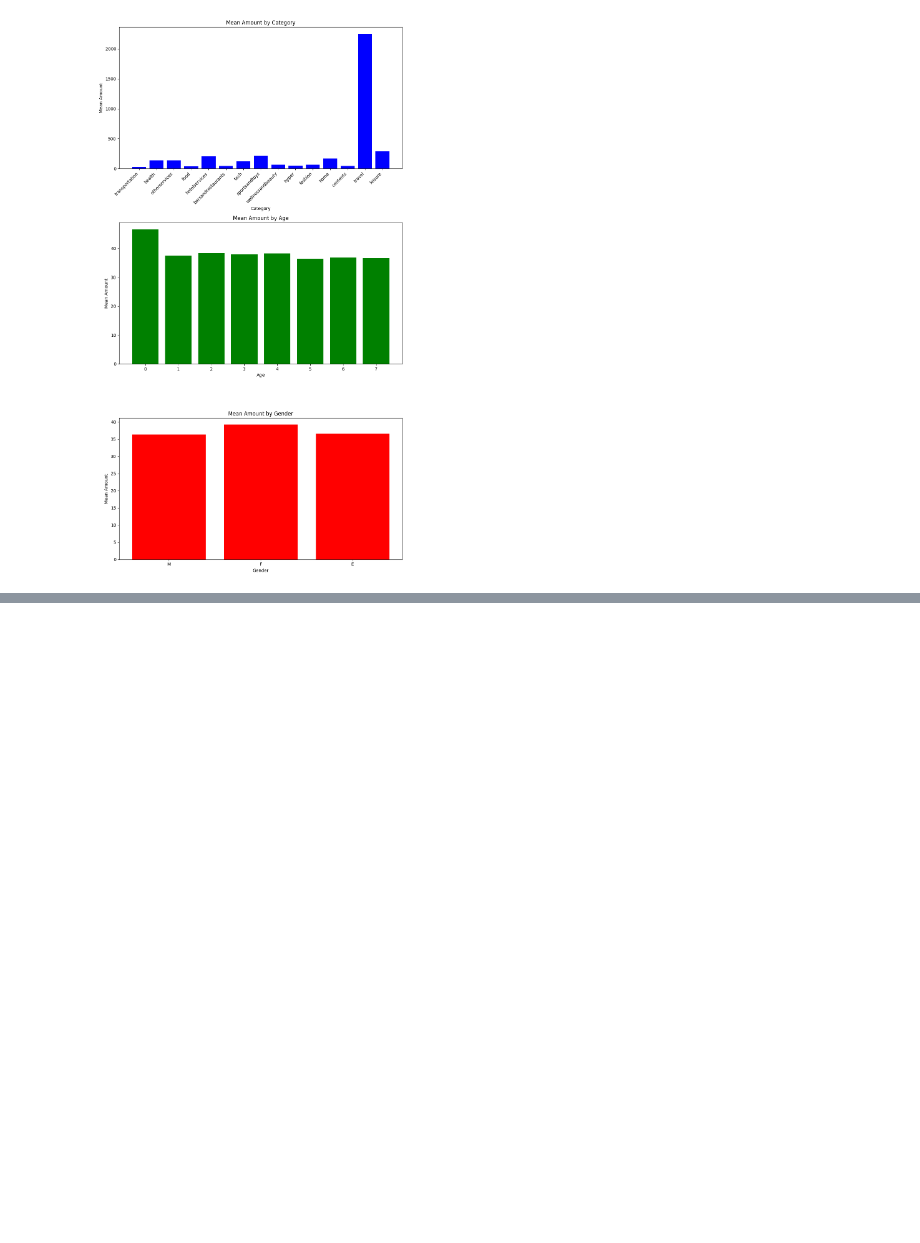
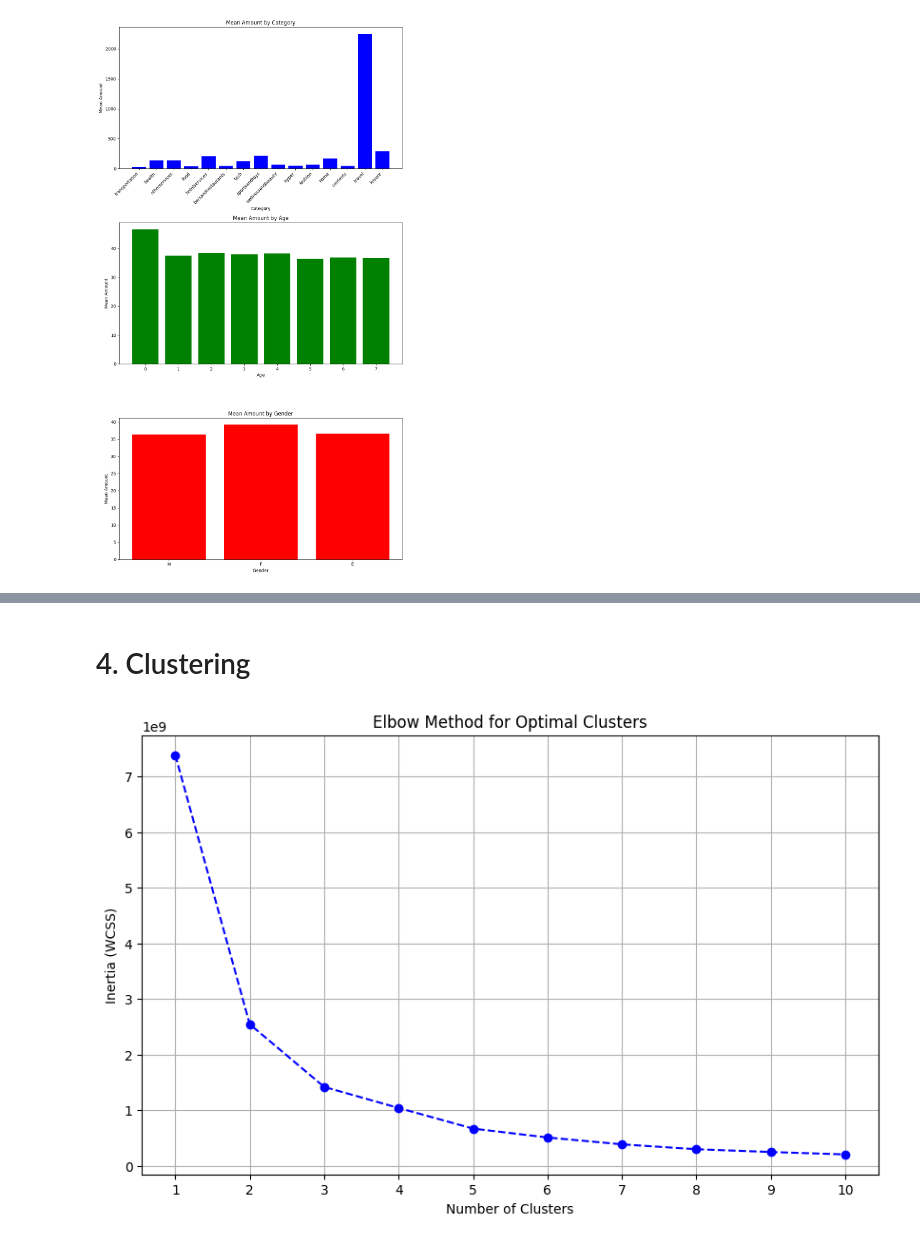
Before and after one commit to koutsompinask/MSC, a Jupyter notebook: semester B/Python/assignment/clustering.ipynb, the cells around one changed output, grey strips where cells are left out. Drawn from its saved outputs; the diff is of its cells as text; code cells hidden in the pictures; blank space fills up the shorter version.

```diff
--- a/semester B/Python/assignment/clustering.ipynb
+++ b/semester B/Python/assignment/clustering.ipynb
@@ -216,0 +225,29 @@ plt.show()
+# %% [markdown]
+# 4. Clustering
+# %%
+# select X as the features for clustering (everything except the fraud column)
+X = df.drop(columns=['fraud']).copy()
+# %%
+# empty list to contain the score of each cluster.
+clustering_score = []
+
+# Get the inertia score for 10 models, from 1 cluster to 10.
+for clusters_number in range(1, 11):
+    # initiate and customize algo
+    model = KMeans(n_clusters=clusters_number, random_state=0)
+    # fit algo to the data
+    model.fit(X)
+    # inertia_ = Sum of squared distances of samples to their closest cluster center.
+    # this is the Within Clusters Sum of Squares metric, WCSS
+    clustering_score.append(model.inertia_)
+# %%
+# plot the elbow method
+plt.figure(figsize=(10, 6))
+plt.plot(range(1, 11), clustering_score, marker='o', linestyle='--', color='blue')
+plt.title('Elbow Method for Optimal Clusters')
+plt.xlabel('Number of Clusters')
+plt.ylabel('Inertia (WCSS)')
+plt.xticks(range(1, 11))
+plt.grid()
+# %% [output]
+[figure, added]
```
Also changed, not shown: parts of 20 cells of this notebook, 2 other files.
